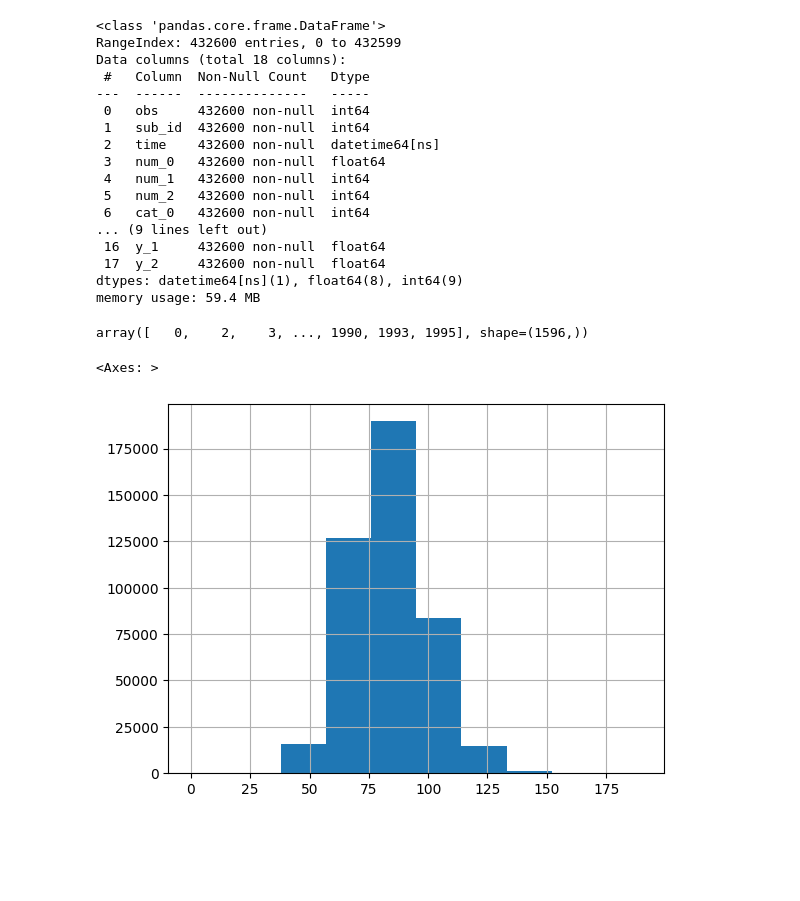
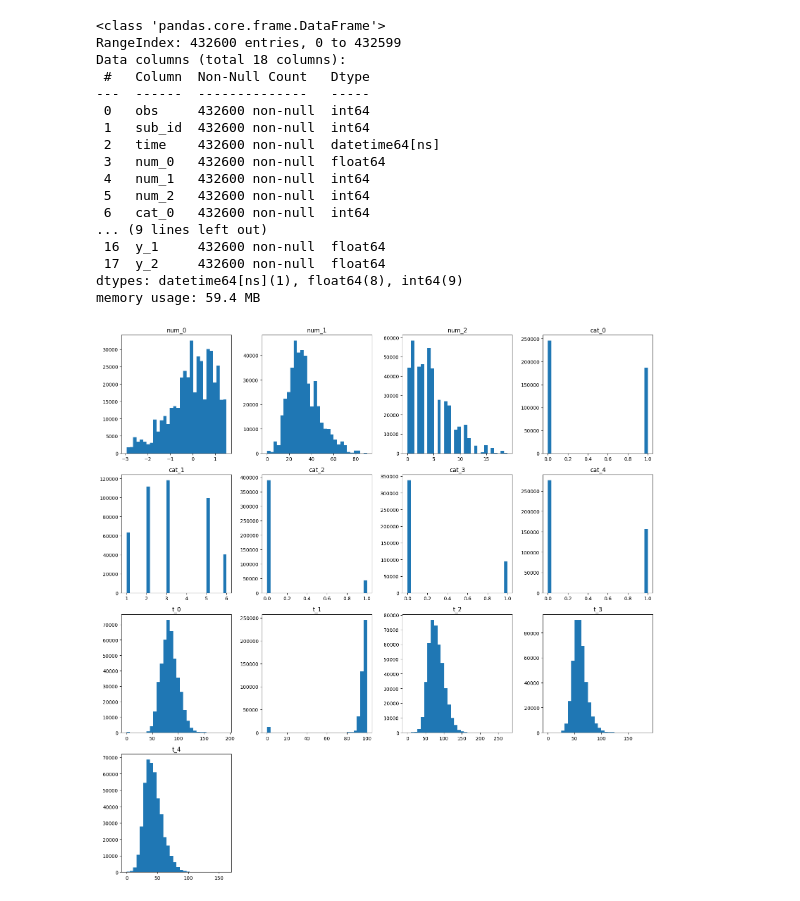
Before and after one commit to cyab05/advanced_ml_project, a Jupyter notebook: connor_eda.ipynb, the cells around one changed output. Saved outputs shown, nothing was run; the diff lists cells and outputs as text; code cells hidden in the pictures; blank space fills up the shorter version.

```diff
--- a/connor_eda.ipynb
+++ b/connor_eda.ipynb
@@ -60,11 +60,27 @@ Data columns (total 18 columns):
 dtypes: datetime64[ns](1), float64(8), int64(9)
 memory usage: 59.4 MB
 # %%
-df['sub_id'].unique()
+import matplotlib.pyplot as plt
+import numpy as np
+
+# List of feature columns
+cols = [
+    "num_0", "num_1", "num_2",
+    "cat_0", "cat_1", "cat_2", "cat_3", "cat_4",
+    "t_0", "t_1", "t_2", "t_3", "t_4"
+]
+
+n_cols = 4  # number of plots per row
+n_rows = int(np.ceil(len(cols) / n_cols))
+
+plt.figure(figsize=(16, 4 * n_rows))
+
+for i, col in enumerate(cols, 1):
+    plt.subplot(n_rows, n_cols, i)
+    plt.hist(df[col], bins=30)
+    plt.title(col)
+    plt.tight_layout()
+
+plt.show()
 # %% [output]
-array([   0,    2,    3, ..., 1990, 1993, 1995], shape=(1596,))
+[figure, added]
-# %%
-df['y_2'].hist()
-# %% [output]
-<Axes: >
-[figure, removed]
```
Also changed, not shown: 2 other files.
